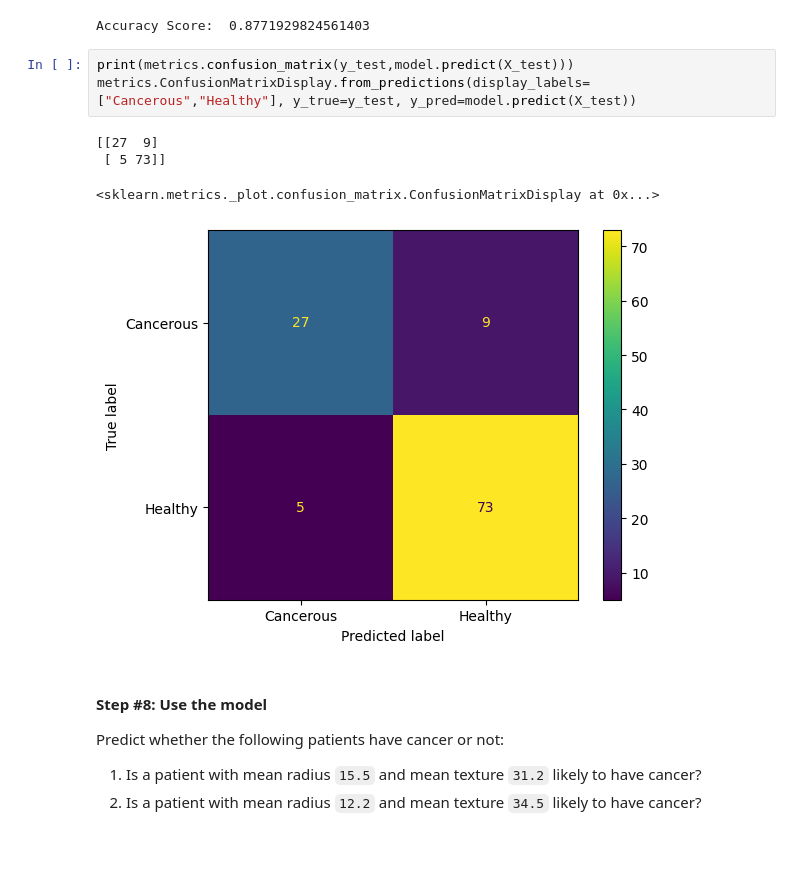
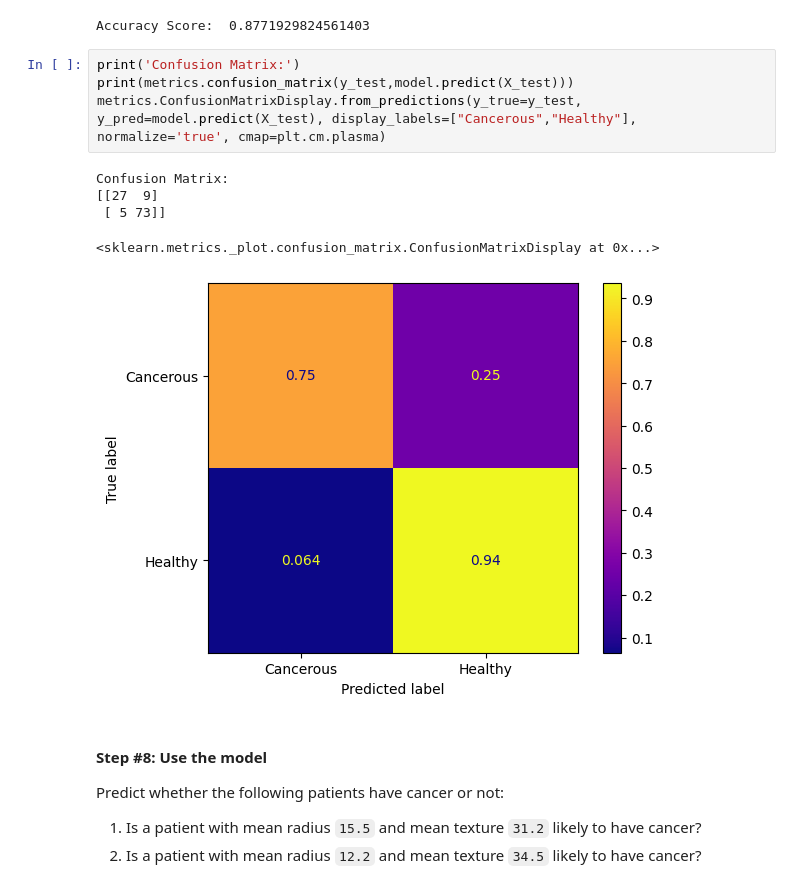
Before and after one commit to jzniu/AWS-Part1-Student-Notebooks, a Jupyter notebook: TRAIN AWS Part I Day 7 Lab Notebook [STUDENT].ipynb, the cells around one changed output. Saved outputs shown, nothing was run; the diff lists cells and outputs as text; blank space fills up the shorter version.

```diff
--- a/TRAIN AWS Part I Day 7 Lab Notebook [STUDENT].ipynb
+++ b/TRAIN AWS Part I Day 7 Lab Notebook [STUDENT].ipynb
@@ -229,13 +229,15 @@ print("Accuracy Score: ", str(model.score(X_test, y_test)))
 # %% [output]
 Accuracy Score:  0.8771929824561403
 # %%
+print('Confusion Matrix:')
 print(metrics.confusion_matrix(y_test,model.predict(X_test)))
-metrics.ConfusionMatrixDisplay.from_predictions(display_labels=["Cancerous","Healthy"], y_true=y_test, y_pred=model.predict(X_test))
+metrics.ConfusionMatrixDisplay.from_predictions(y_true=y_test, y_pred=model.predict(X_test), display_labels=["Cancerous","Healthy"], normalize='true', cmap=plt.cm.plasma)
 # %% [output]
+Confusion Matrix:
 [[27  9]
  [ 5 73]]
 <sklearn.metrics._plot.confusion_matrix.ConfusionMatrixDisplay at 0x...>
-[figure, old version]
+[figure, new version]
 # %% [markdown]
 #### **Step #8: Use the model**
 
```
Also changed, not shown: parts of 2 cells of this notebook.
